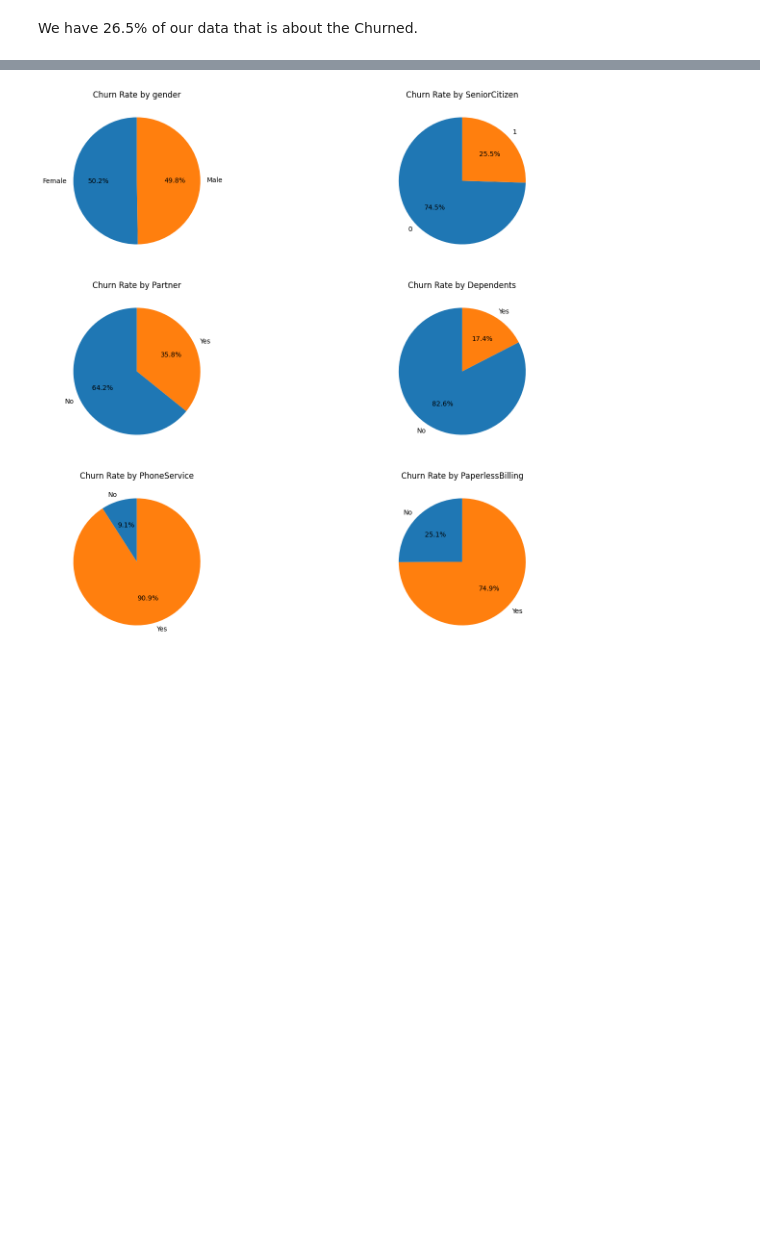
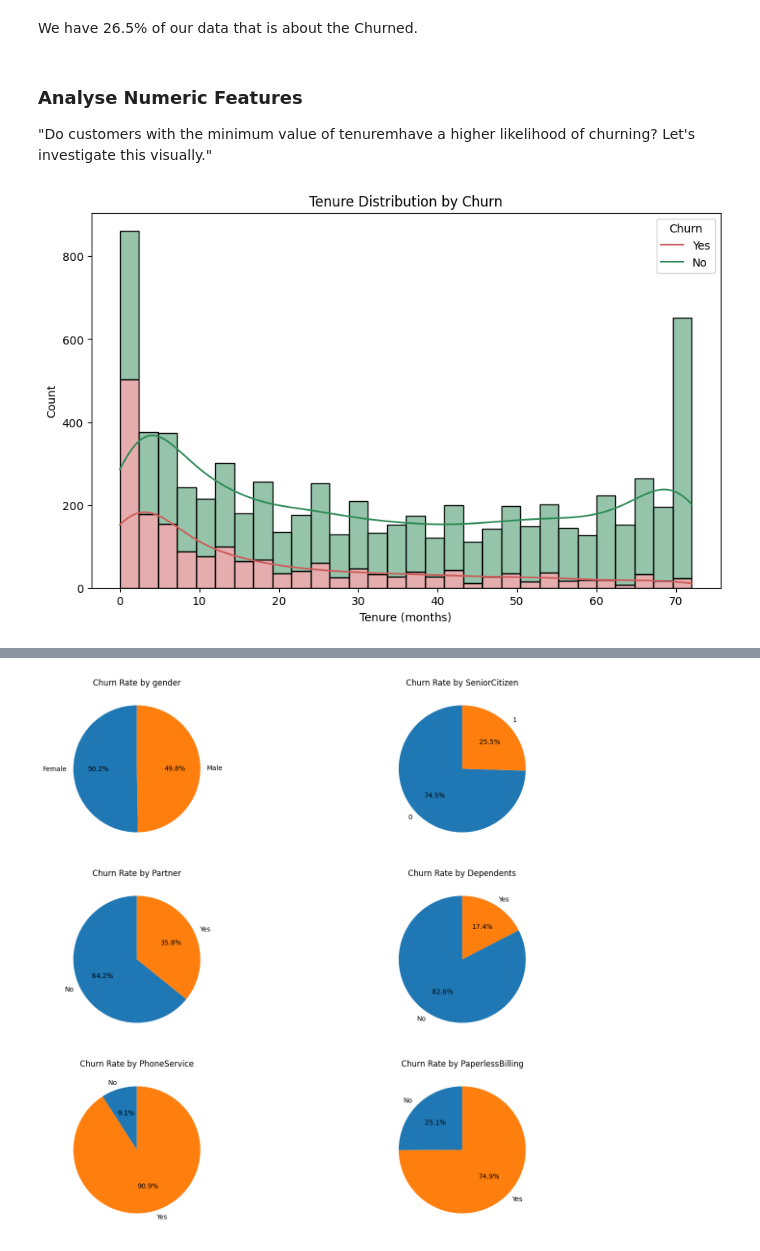
Before and after one commit to temesgen0/Customer_Churn_Prediction, a Jupyter notebook: ChurnCustomers.ipynb, the cells around one changed output, grey strips where cells are left out. Drawn from its saved outputs; the diff is of its cells as text; code cells hidden in the pictures; blank space fills up the shorter version.

```diff
--- a/ChurnCustomers.ipynb
+++ b/ChurnCustomers.ipynb
@@ -234,3 +234,22 @@ Name: proportion, dtype: float64
 [figure]
 # %% [markdown]
 We have 26.5% of our data that is about the Churned.
+# %% [markdown]
+### Analyse Numeric Features
+"Do customers with the minimum value of tenuremhave a higher likelihood of churning? Let's investigate this visually."
+# %%
+numeric_cols=["MonthlyCharges", "TotalCharges", "tenure" ]
+
+plt.figure(figsize=(10, 6))
+
+# Plot histogram with seaborn for 'tenure' by 'Churn' in one chart
+sns.histplot(data=df_customer, x='tenure', hue='Churn', kde=True, bins=30, palette=['seagreen', 'indianred'], multiple='stack')
+
+# Set plot labels and title
+plt.title('Tenure Distribution by Churn')
+plt.xlabel('Tenure (months)')
+plt.ylabel('Count')
+plt.legend(title='Churn', labels=['Yes', 'No'])
+plt.show()
+# %% [output]
+[figure, added]
```
Also changed, not shown: parts of 2 cells of this notebook.
